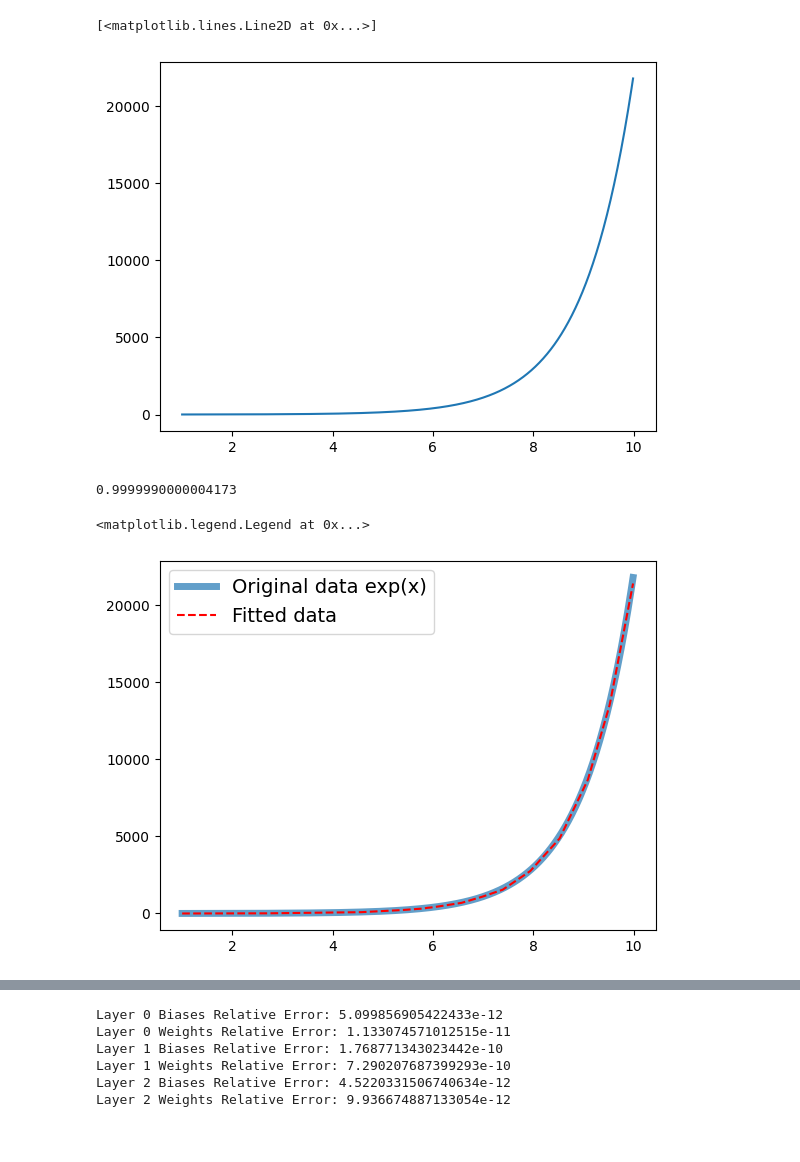
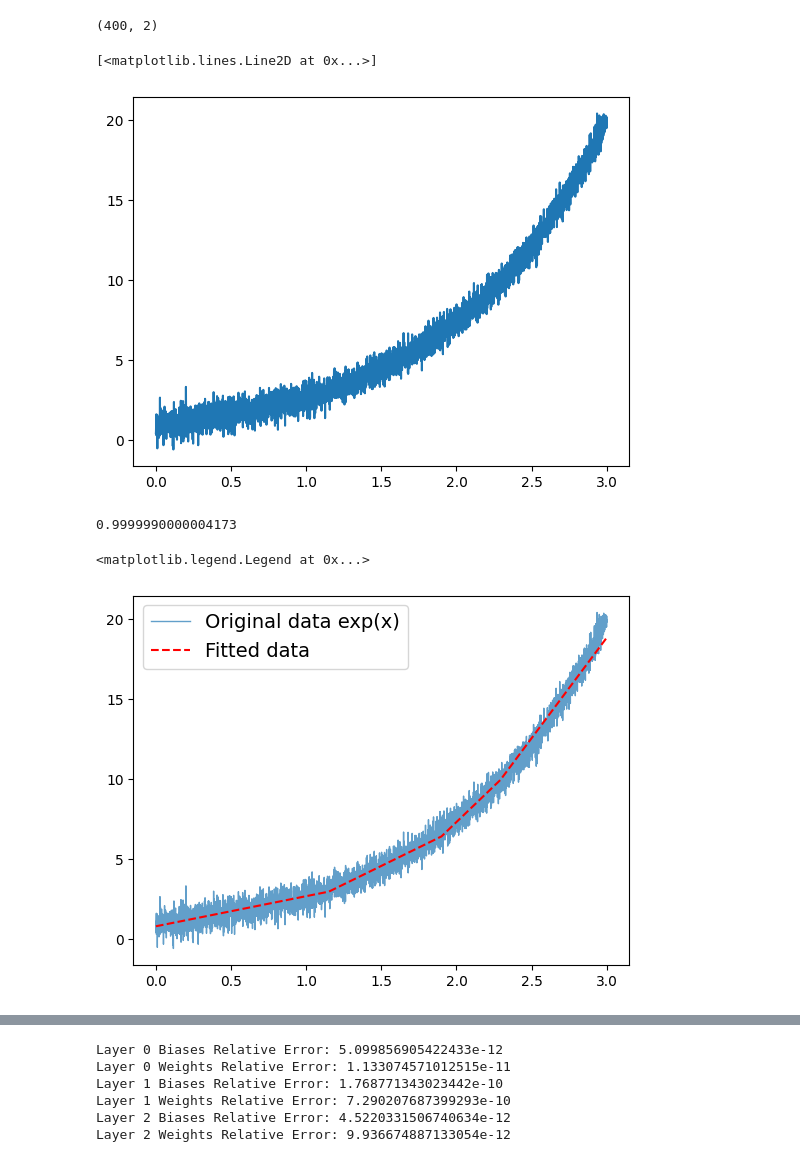
Before and after one commit to strojanski/ML-DS-I, a Jupyter notebook: hw4 - neural nets/visualize.ipynb, the cells around one changed output, grey strips where cells are left out. Saved outputs shown, nothing was run; the diff lists cells and outputs as text; code cells hidden in the pictures.

```diff
--- a/hw4 - neural nets/visualize.ipynb
+++ b/hw4 - neural nets/visualize.ipynb
@@ -5,26 +5,30 @@ import numpy as np
 from nn import squares
 # %%
 X, y = squares()
+# %%
+X.shape
+# %% [output]
+(400, 2)
 # %%
-X = np.arange(1, 10, 0.01).reshape(-1, 1)
-y = np.exp(X).reshape(-1, 1)
+X = np.linspace(0, 3, 5000).reshape(-1, 1)
+y = np.exp(X).reshape(-1, 1) + np.random.normal(0, .5, X.shape)
 # %%
-data = np.load("fitted.npy")
+data = np.load("exp.npy")
 # %%
 plt.plot(X, y)
 # %% [output]
 [<matplotlib.lines.Line2D at 0x...>]
-[figure, old version]
+[figure, new version]
 # %%
 0.99999999999**100000
 # %% [output]
 0.9999990000004173
 # %%
-plt.plot(X, y, label="Original data exp(x)", linewidth=5, alpha=.7)
+plt.plot(X, y, label="Original data exp(x)", linewidth=1, alpha=.7)
 plt.plot(X, data, label="Fitted data", linestyle="--", c="r")
 plt.legend(fontsize=14)
 # %% [output]
 <matplotlib.legend.Legend at 0x...>
-[figure, old version]
+[figure, new version]
 # %%
 y_pred = np.load("sin_pred.npy")
```
Also changed, not shown: parts of 6 cells of this notebook, 5 other files.
